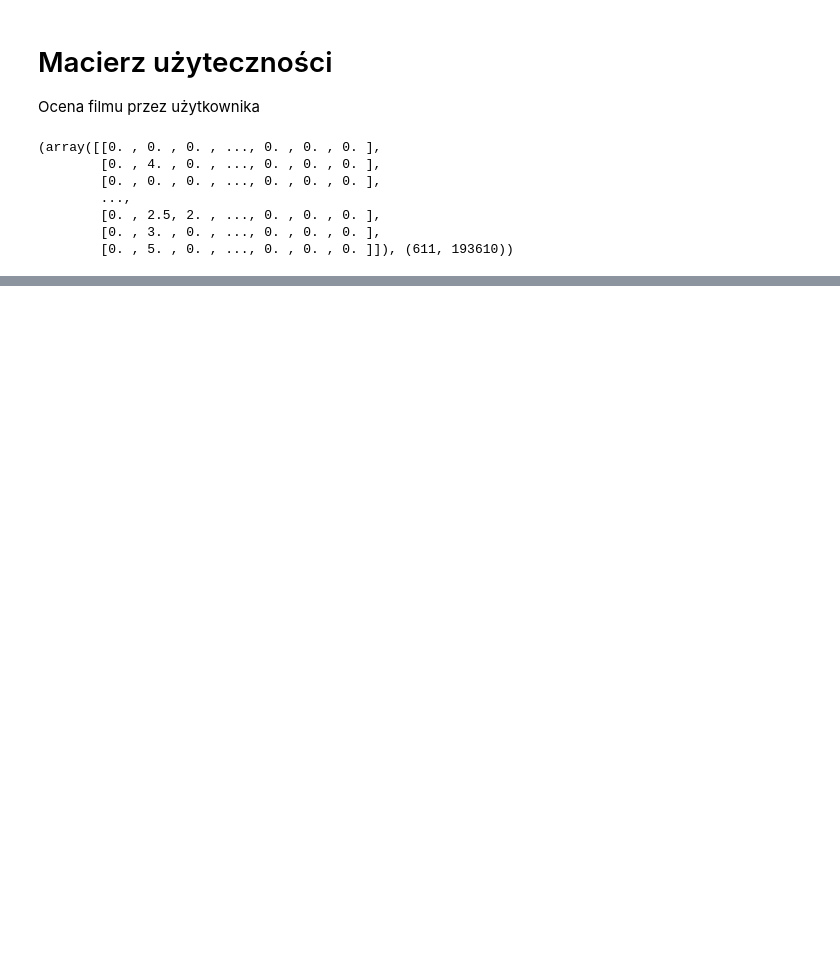
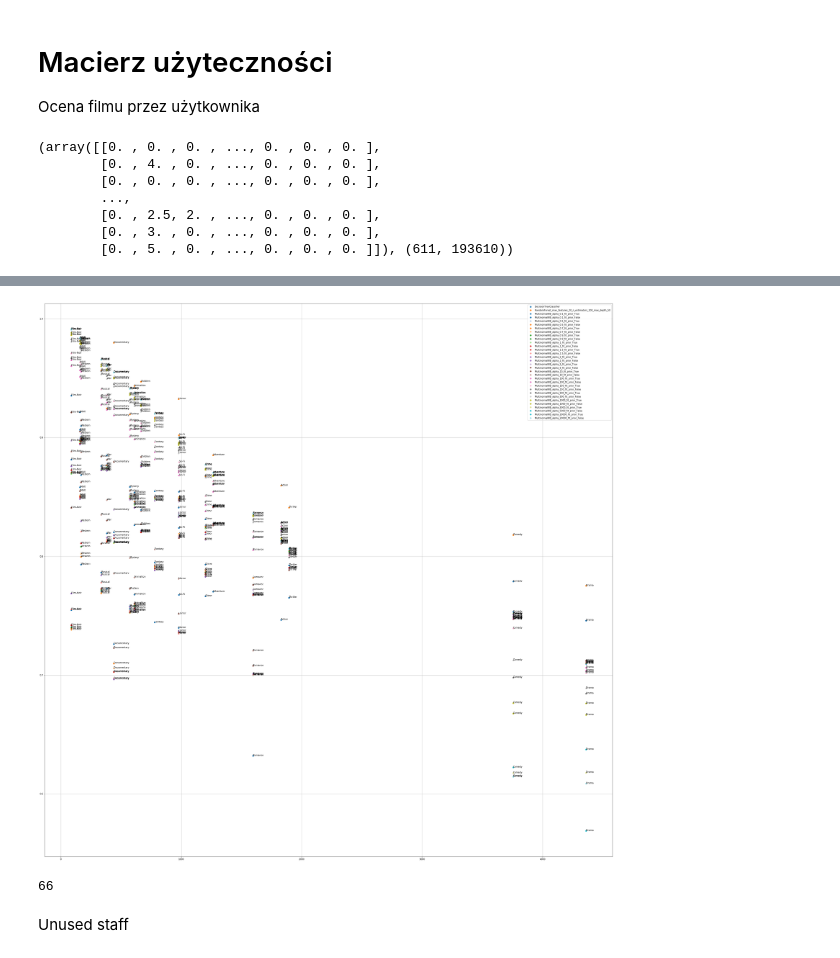
Before and after one commit to mbuszka/ml-project, a Jupyter notebook: Project.ipynb, the cells around one changed output, grey strips where cells are left out. Saved outputs shown, nothing was run; the diff lists cells and outputs as text; code cells hidden in the pictures; blank space fills up the shorter version.

```diff
--- a/Project.ipynb
+++ b/Project.ipynb
@@ -54,0 +352,17 @@ utility_matrix.toarray(), utility_matrix.toarray().shape
+# %%
+for alpha in tqdm([150, 500, 1000, 5000, 20000]):
+    for fit_prior in [True, False]:
+        name = f"MultinomialNB_alpha_{alpha}_fit_prior_{fit_prior}"
+        plot_data[name]=test_classifier(
+                MultinomialNB,
+                Tree_data,
+                tmp_genres,
+                clf_name=name,
+                axs=axs,
+                verbose=False,
+                plot=False,
+                alpha= alpha,
+                fit_prior=fit_prior
+        )
+        with open('plot_data.pickle', 'wb') as handle:
+            pickle.dump(plot_data, handle, protocol=pickle.HIGHEST_PROTOCOL)
@@ -55,3 +387,26 @@ utility_matrix.toarray(), utility_matrix.toarray().shape
+# %%
+axs = plt.subplots(figsize=(45, 45))
+cmap = matplotlib.cm.get_cmap('tab20')
+
+plot_results(plot_data["DecisionTreeClassifier"], axs, "DecisionTreeClassifier")
+plot_results(plot_data["RandomForest_max_features_20_n_estimators_100_max_depth_50"], axs, "RandomForest_max_features_20_n_estimators_100_max_depth_50")
+
+nb_plot_data = {k: plot_data[k] for k in plot_data if "MultinomialNB" in k}
+for i, name in enumerate(nb_plot_data):
+    color = cmap(i/len(nb_plot_data))
+    plot_results(nb_plot_data[name], axs, name, color=[color])
+
+
+axs[1].legend()
+axs[1].grid(True)
+# %% [output]
+[figure, added]
+# %%
+len(plot_data)
+# %% [output]
+66
+# %% [markdown]
+Unused staff
 # %%
 # x = np.array((utility_matrix.T @ utility_matrix).sum(axis=0)[:, movies["movieId"]])[0]
 # for g in genres:
```
Also changed, not shown: parts of 16 cells of this notebook, 9 other files.
